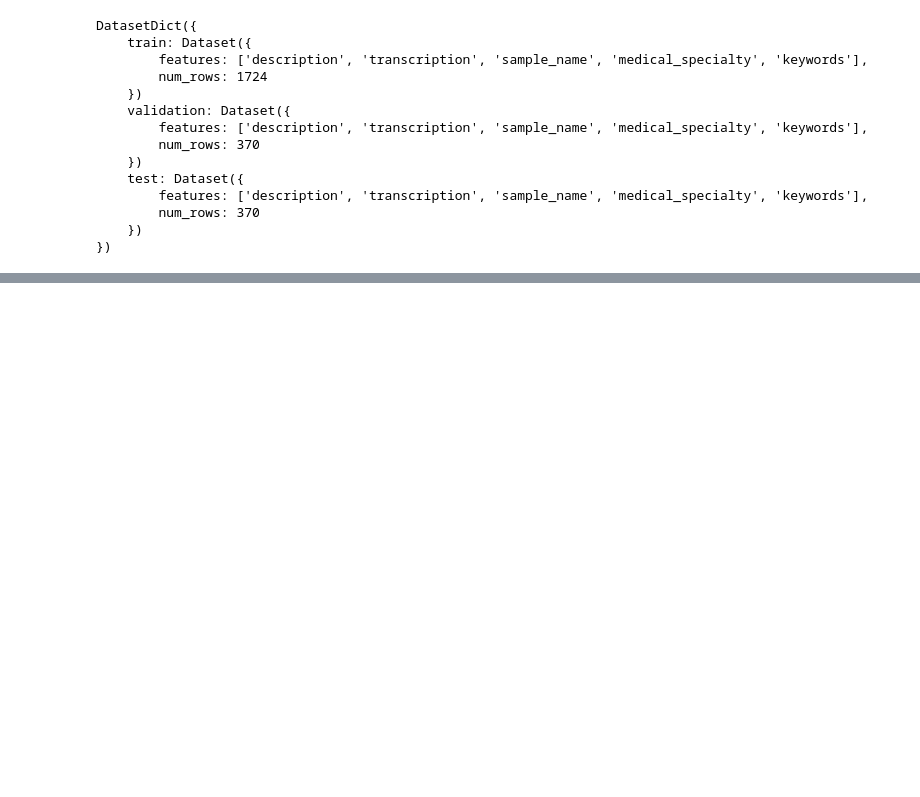
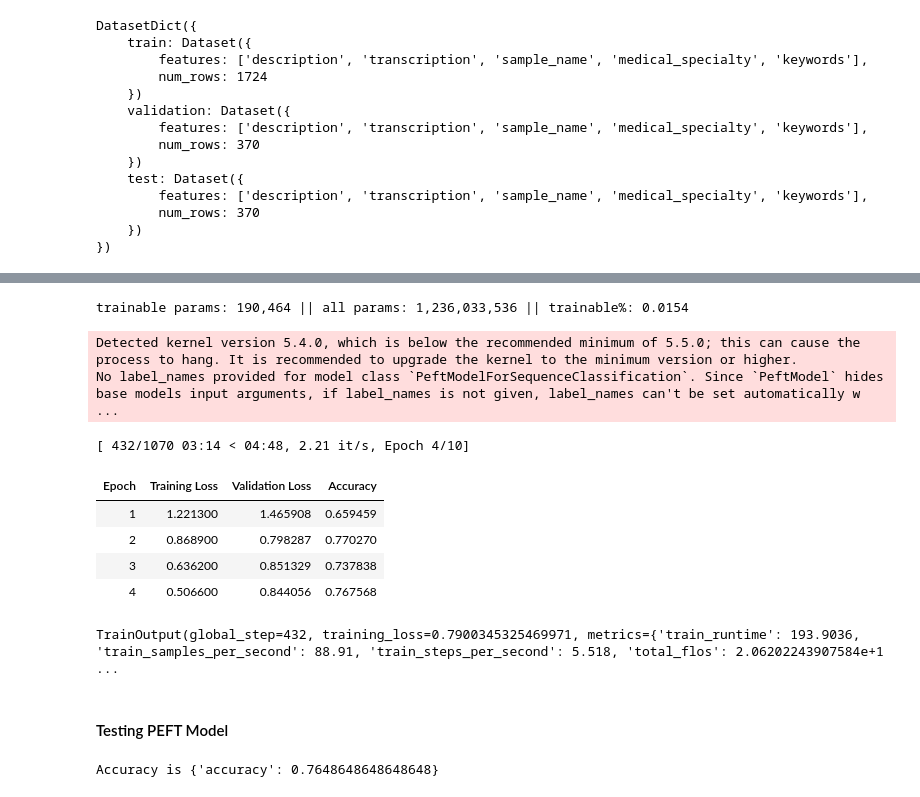
Before and after one commit to tandonaditya/llm-fine-tuning, a Jupyter notebook: notebooks/fine-tune-llm.ipynb, the cells around one changed output, grey strips where cells are left out. Saved outputs shown, nothing was run; the diff lists cells and outputs as text; code cells hidden in the pictures; blank space fills up the shorter version.

```diff
--- a/notebooks/fine-tune-llm.ipynb
+++ b/notebooks/fine-tune-llm.ipynb
@@ -68,0 +391,78 @@ train_df.head()
+# %%
+peft_config_v2 = LoraConfig(task_type="SEQ_CLS", # Using for Sequence Classification
+                        r=4, # keeping the rank small because of faster training
+                        lora_alpha=32, # Keeping it 32 for efficient Training
+                        lora_dropout=0.01, # Making sure it doesn't overfit
+                        use_rslora=True, # For efficient Training, Helps with convergence
+                        target_modules = ['q_lin', 'v_proj'])  # Good performance/cost trade-off
+peft_model_v2 = get_peft_model(model, peft_config_v2)
+peft_model_v2.print_trainable_parameters()
+# %% [output]
+trainable params: 190,464 || all params: 1,236,033,536 || trainable%: 0.0154
+# %%
+learning_rate = 1e-3
+batch_size = 4
+num_epochs = 10
+
+training_args = TrainingArguments(
+    output_dir="./checkpoint",
+    learning_rate=learning_rate,
+    per_device_train_batch_size=batch_size,
+    per_device_eval_batch_size=batch_size,
+    num_train_epochs=num_epochs,
+    weight_decay=0.01,
+    fp16=False,
+    bf16=False,
+    gradient_accumulation_steps=4,
+    save_steps=500,
+    save_total_limit=2,
+    logging_dir='./logs',
+    logging_steps=100,
+    eval_strategy="epoch",
+    save_strategy="epoch",
+    load_best_model_at_end=True,
+    metric_for_best_model="eval_loss",  # Metric to monitor for early stopping
+    eval_accumulation_steps = 1,
+    dataloader_pin_memory=True,
+    dataloader_num_workers=2,
+
+)
+
+
+trainer = Trainer(
+    model=peft_model_v2,
+    args=training_args,
+    train_dataset=tokenized_dataset['train'],
+    eval_dataset=tokenized_dataset['validation'],
+    tokenizer=tokenizer,
+    data_collator=data_collator, # this will dynamically pad examples in each batch to be equal length
+    compute_metrics=get_metrics,
+    callbacks=[early_stopping]
+)
+# %% [output]
+Detected kernel version 5.4.0, which is below the recommended minimum of 5.5.0; this can cause the process to hang. It is recommended to upgrade the kernel to the minimum version or higher.
+No label_names provided for model class `PeftModelForSequenceClassification`. Since `PeftModel` hides base models input arguments, if label_names is not given, label_names can't be set automatically w ...
+# %%
+trainer.train()
+# %% [output]
+[ 432/1070 03:14 < 04:48, 2.21 it/s, Epoch 4/10]
+| Epoch | Training Loss | Validation Loss | Accuracy |
+| 1 | 1.221300 | 1.465908 | 0.659459 |
+| 2 | 0.868900 | 0.798287 | 0.770270 |
+| 3 | 0.636200 | 0.851329 | 0.737838 |
+| 4 | 0.506600 | 0.844056 | 0.767568 |
+TrainOutput(global_step=432, training_loss=0.7900345325469971, metrics={'train_runtime': 193.9036, 'train_samples_per_second': 88.91, 'train_steps_per_second': 5.518, 'total_flos': 2.06202243907584e+1 ...
+# %% [markdown]
+#### Testing PEFT Model
+# %%
+# peft_model_v2
+test_df['Fine_Tuned_Model_Output'] = test_df.progress_apply((lambda row: call_model(row, peft_model_v2)), axis=1)
+test_df['Fine_Tuned_Model_Output_Id'] = test_df['Fine_Tuned_Model_Output'].apply(lambda x: label2id[x])
+# test_df['medical_specialty_id'] = test_df['medical_specialty'].apply(lambda x: label2id[x])
+# import pandas as pd
+# test_df = pd.read_csv('base_model_output.csv')
+print(calculate_metrics((test_df['Fine_Tuned_Model_Output_Id'].tolist(), test_df['medical_specialty_id'].tolist())))
+
+test_df.to_csv('Fine_Tuned_model_output.csv')
+# %% [output]
+Accuracy is {'accuracy': 0.7648648648648648}
```
Also changed, not shown: parts of 45 cells of this notebook.
